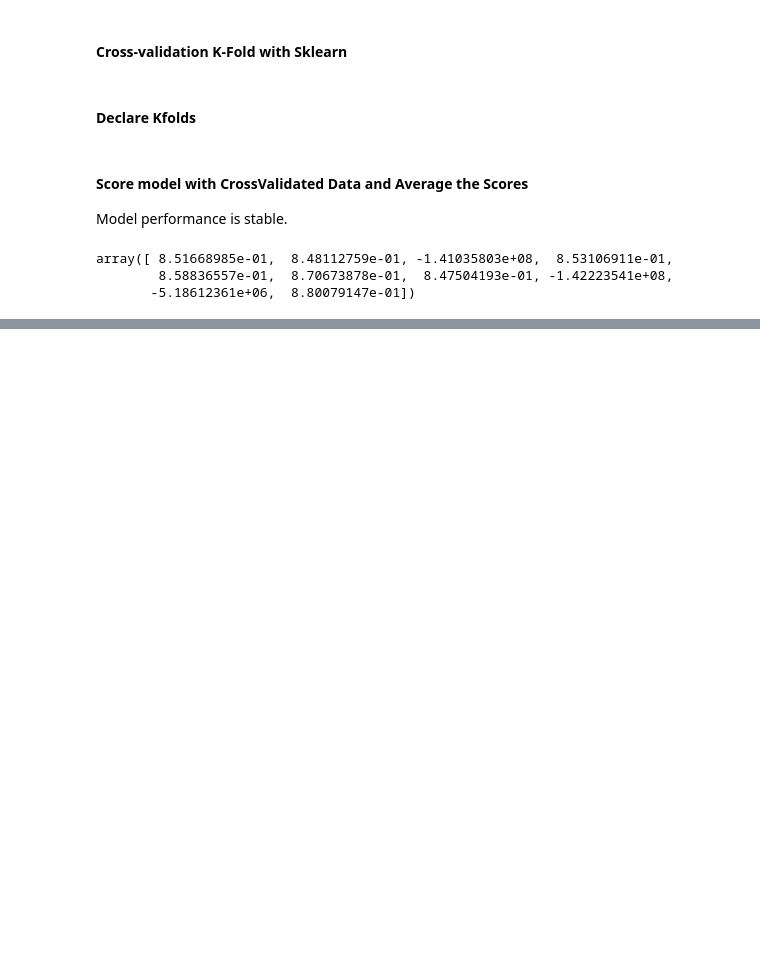
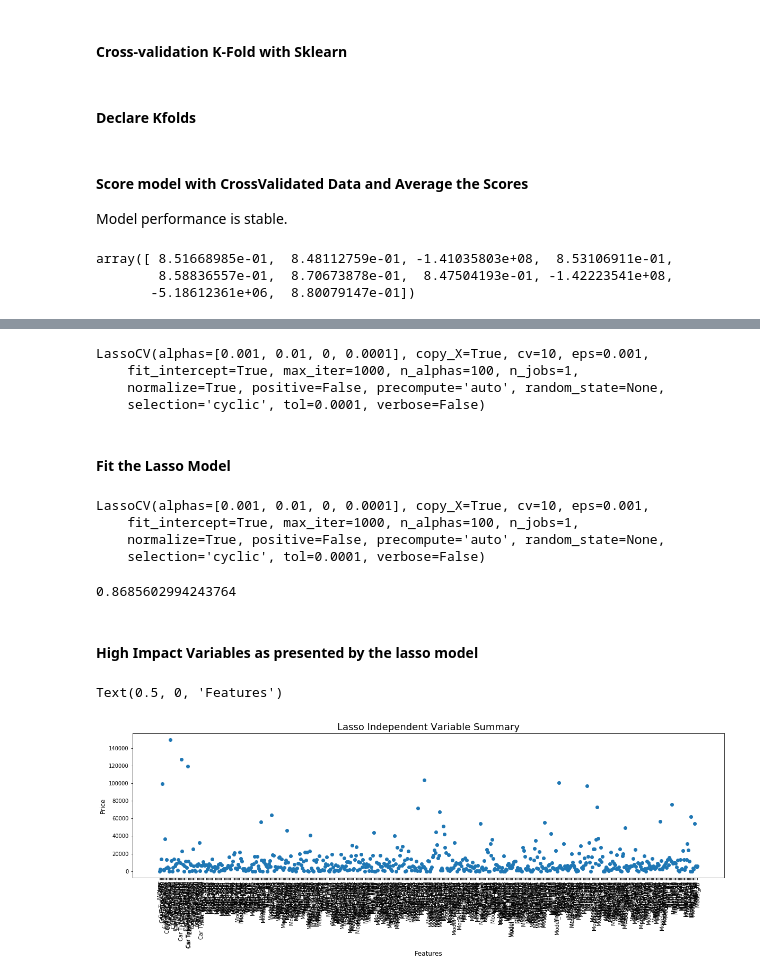
Before and after one commit to kavehamini/Used-Car-Price-Predictor, a Jupyter notebook: Machine Learning-Used Car Price Predictor-Simple.ipynb, the cells around one changed output, grey strips where cells are left out. Cells and saved outputs as stored; diff of their text form; code cells hidden in the pictures; blank space fills up the shorter version.

```diff
--- a/Machine Learning-Used Car Price Predictor-Simple.ipynb
+++ b/Machine Learning-Used Car Price Predictor-Simple.ipynb
@@ -153,0 +158,5 @@ array([ 8.51668985e-01,  8.48112759e-01, -1.41035803e+08,  8.53106911e-01,
+# %%
+#Declare Alphas for the Lasso Model.
+#Alphas correspond to the penelty for each coef that increases the RMSE.
+#Described by the Cost Function
+alphas2 = [1e-3, 1e-2, 0, 1e-4]
@@ -153,0 +165,39 @@ array([ 8.51668985e-01,  8.48112759e-01, -1.41035803e+08,  8.53106911e-01,
+# %%
+#create the model
+LM_Lasso = linear_model.LassoCV(alphas=alphas2, normalize=True, cv=10)
+LM_Lasso
+# %% [output]
+LassoCV(alphas=[0.001, 0.01, 0, 0.0001], copy_X=True, cv=10, eps=0.001,
+    fit_intercept=True, max_iter=1000, n_alphas=100, n_jobs=1,
+    normalize=True, positive=False, precompute='auto', random_state=None,
+    selection='cyclic', tol=0.0001, verbose=False)
+# %% [markdown]
+#### Fit the Lasso Model
+# %%
+#fit the model
+LM_Lasso.fit(X_train, y_train)
+# %% [output]
+LassoCV(alphas=[0.001, 0.01, 0, 0.0001], copy_X=True, cv=10, eps=0.001,
+    fit_intercept=True, max_iter=1000, n_alphas=100, n_jobs=1,
+    normalize=True, positive=False, precompute='auto', random_state=None,
+    selection='cyclic', tol=0.0001, verbose=False)
+# %%
+# Score the model.
+LM_Lasso.score(X_test, y_test)
+# %% [output]
+0.8685602994243764
+# %% [markdown]
+#### High Impact Variables as presented by the lasso model
+# %%
+#Visualize the model. See the top influencers
+plt.figure(figsize=(20,5))
+plt.scatter(np.arange(len(LM_Lasso.coef_)), np.abs(LM_Lasso.coef_))
+plt.xticks(np.arange(len(LM_Lasso.coef_)), X_test.columns, rotation=90);
+# LM_Lasso.coef_  #See the Coef's
+plt.title('Lasso Independent Variable Summary',fontsize=18)
+plt.ylabel('Price',fontsize=12)
+plt.xlabel('Features',fontsize=12)
+# plt.savefig('img4_coef_lasso.jpeg')
+# %% [output]
+Text(0.5, 0, 'Features')
+[figure, added]
```
Also changed, not shown: parts of 25 cells of this notebook.
